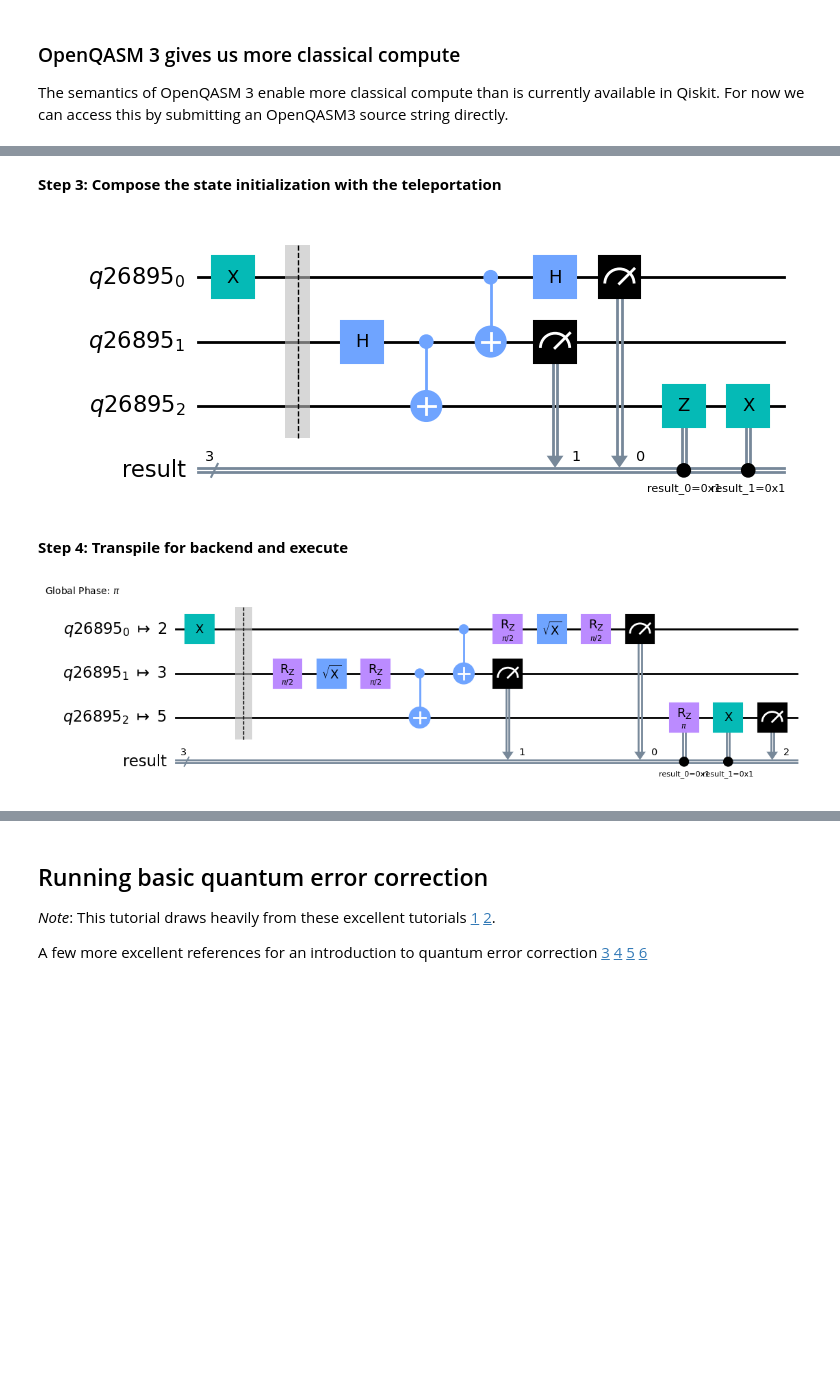
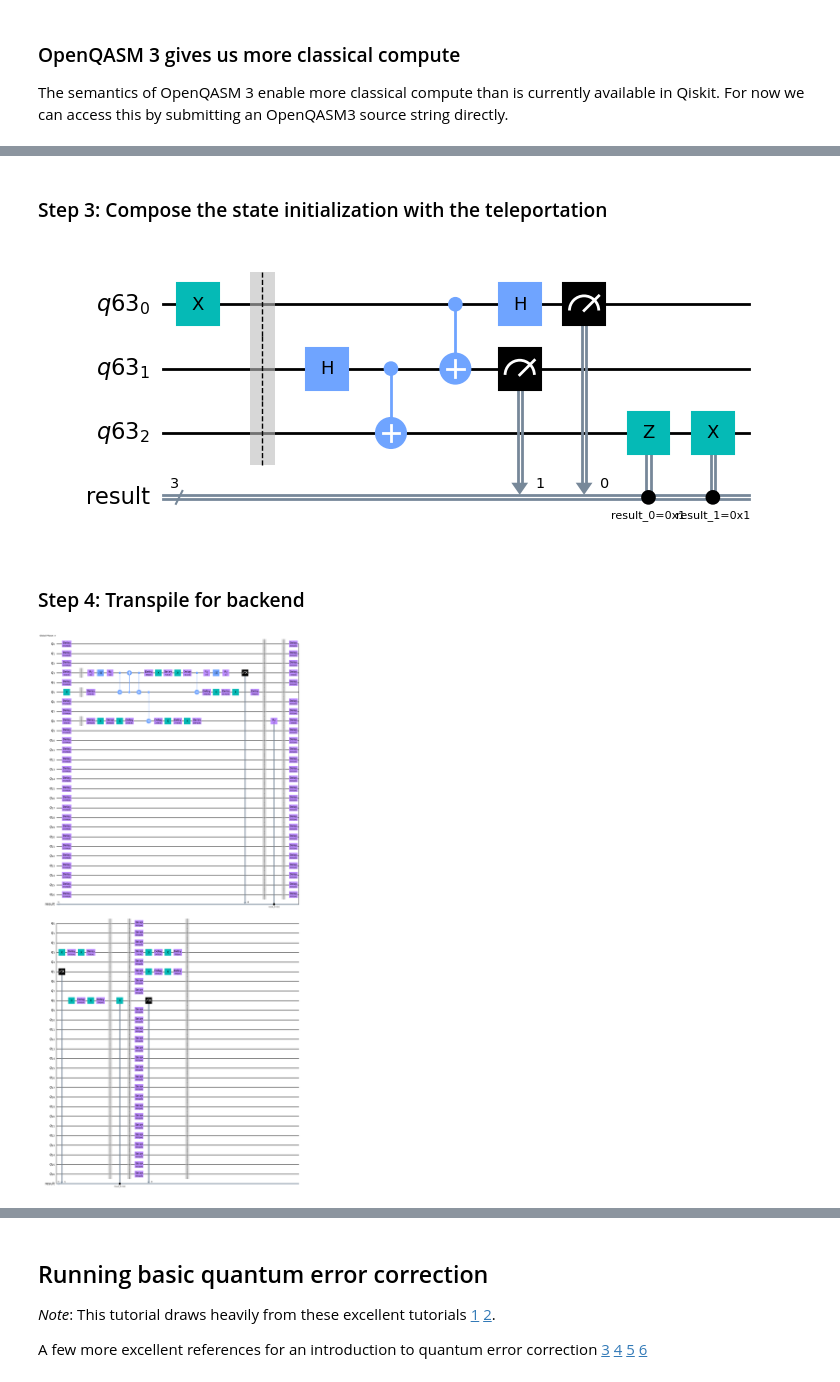
Before and after one commit to taalexander/IEEE-Quantum-Week-2022, a Jupyter notebook: ieee-qec-tutorial-2022.ipynb, the cells around one changed output, grey strips where cells are left out. Cells and saved outputs as stored; diff of their text form; code cells hidden in the pictures; blank space fills up the shorter version.

```diff
--- a/ieee-qec-tutorial-2022.ipynb
+++ b/ieee-qec-tutorial-2022.ipynb
@@ -106,10 +107,10 @@ init_delay: float = 0. # Set the initialization idle time for qubits between cir
 sim: bool = False # Set True to simulate our experiments and False to run in hardware
 dynamical_decoupling: bool = True # Set True to enable dynamical decoupling
 
-# favourite_qubits = [5, 3, 8, 2, 9] # A candidate initial layout - best so far
+favourite_qubits = [5, 3, 8, 2, 9] # A candidate initial layout - best so far
 # favourite_qubits = [24, 23, 25, 21, 26] # A candidate initial layout
 # favourite_qubits = [2, 1, 3, 0, 5]  # Bad need to check again
-favourite_qubits = [15, 12, 18, 13, 17] # Qubits to favour in the experiment
+#favourite_qubits = [15, 12, 18, 13, 17] # Qubits to favour in the experiment
 # %%
 # Some general helper routines that will be used throughout the notebook
 
@@ -484,5 +490,5 @@ q: ┤ X ├
 # %% [markdown]
-**Step 3: Compose the state initialization with the teleportation**
+### Step 3: Compose the state initialization with the teleportation
 # %%
 teleport_qubits = favourite_qubits[:3]
 
@@ -497,13 +503,13 @@ qc_teleport_state.compose(qc_teleport, inplace=True)
 
 qc_teleport_state.draw(output="mpl")
 # %% [output]
-[figure, old version]
+[figure, new version]
 # %% [markdown]
-**Step 4: Transpile for backend and execute**
+### Step 4: Transpile for backend
 # %%
 qc_teleport_experiment = qc_teleport_state.copy()
 qc_teleport_experiment.measure(qr[2], result)
 qc_teleport_experiment = apply_transpile(qc_teleport_experiment, backend, initial_layout=teleport_qubits)
-qc_teleport_experiment.draw(output="mpl", idle_wires=False)
+qc_teleport_experiment.draw(output="mpl", idle_wires=True)
 # %% [output]
-[figure, old version]
+[figure, new version]
```
Also changed, not shown: parts of 83 cells of this notebook.
